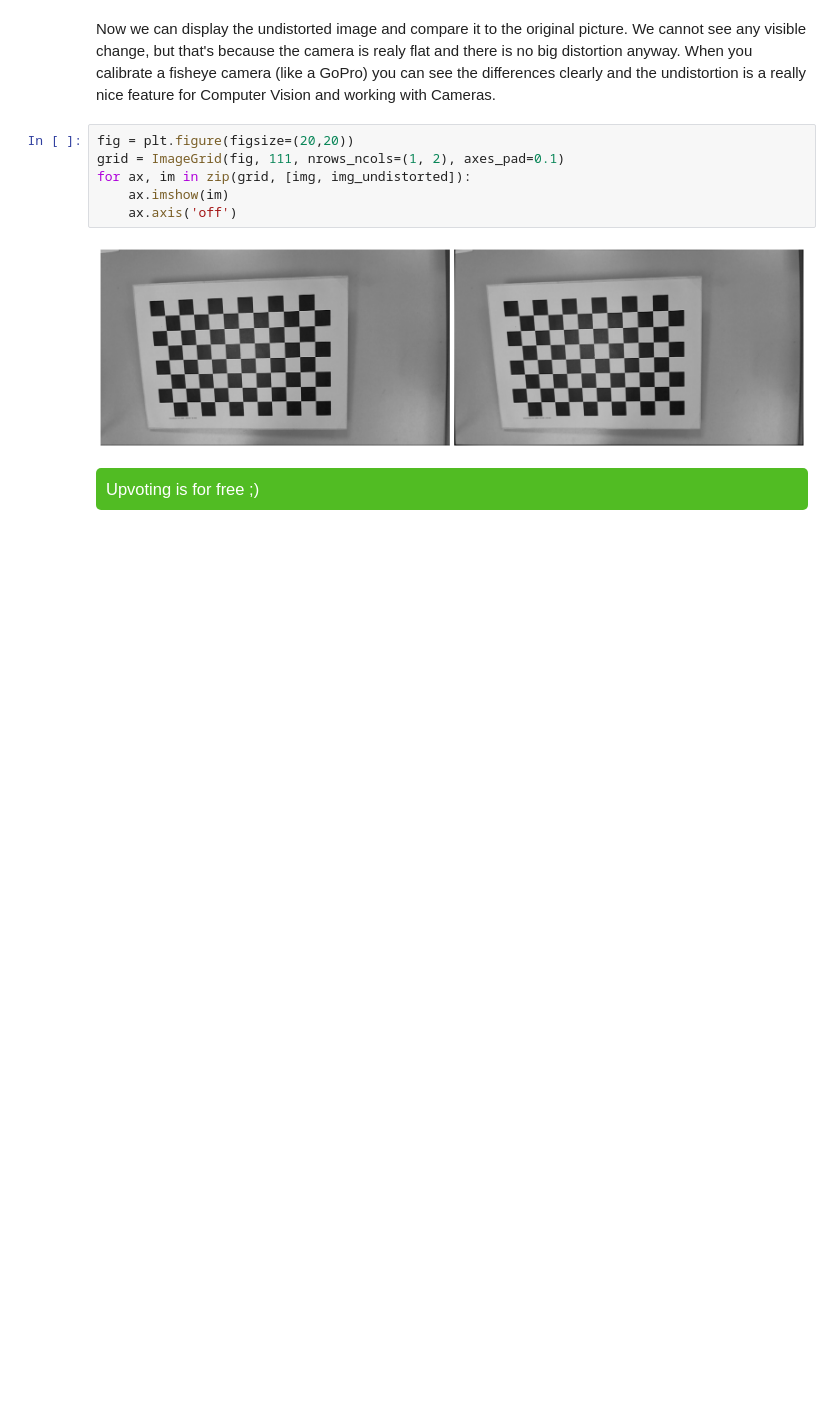
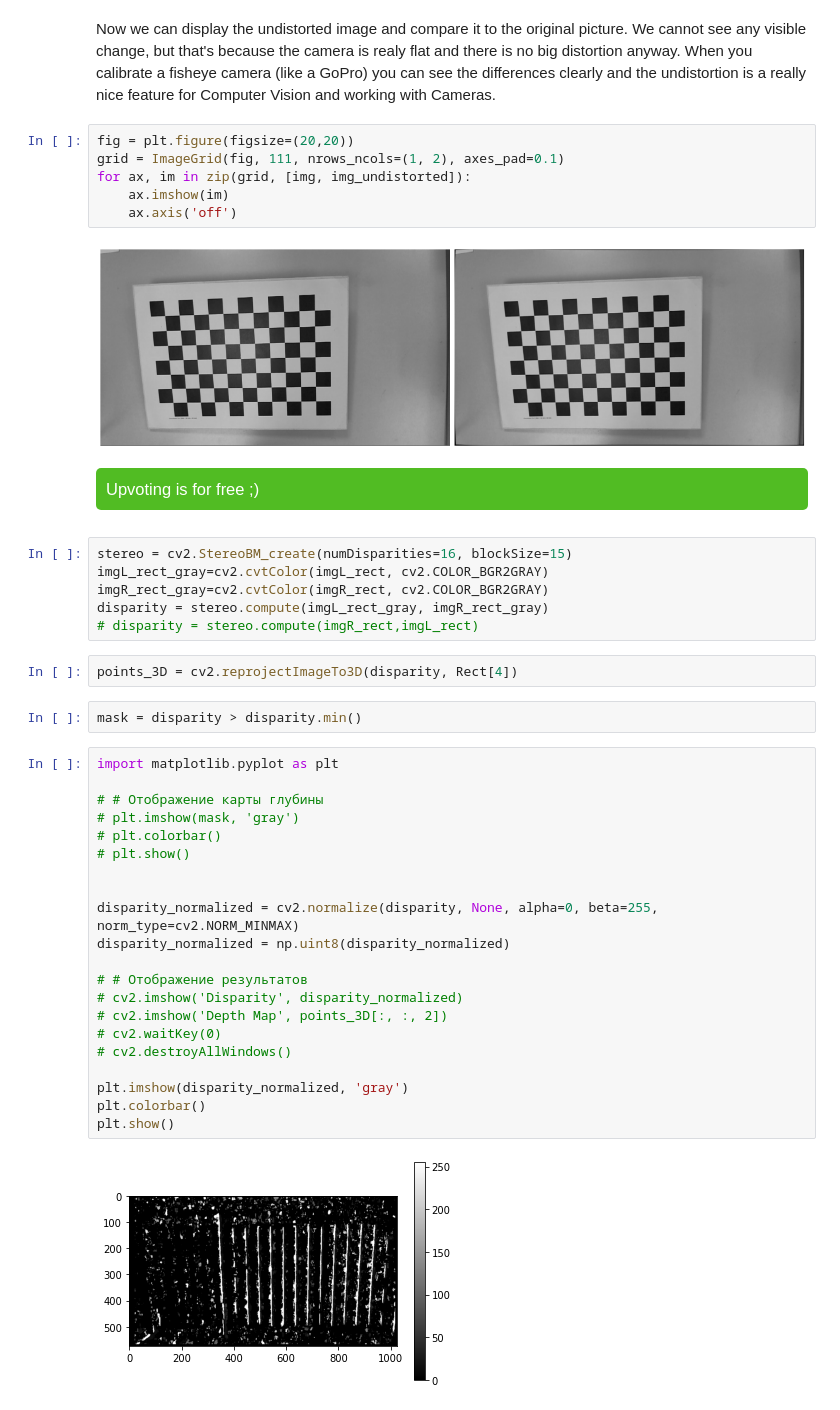
Before and after one commit to ankkarp/northGeom3d, a Jupyter notebook: notebooks/how-to-work-with-a-calibrated-stereo-camera.ipynb, the cells around one changed output. Drawn from its saved outputs; the diff is of its cells as text; blank space fills up the shorter version.

Commit message:
add: work with stereocam

```diff
--- a/notebooks/how-to-work-with-a-calibrated-stereo-camera.ipynb
+++ b/notebooks/how-to-work-with-a-calibrated-stereo-camera.ipynb
@@ -111,3 +111,36 @@ for ax, im in zip(grid, [img, img_undistorted]):
             Upvoting is for free ;)
         </p>
     </div>
+# %%
+stereo = cv2.StereoBM_create(numDisparities=16, blockSize=15)
+imgL_rect_gray=cv2.cvtColor(imgL_rect, cv2.COLOR_BGR2GRAY)
+imgR_rect_gray=cv2.cvtColor(imgR_rect, cv2.COLOR_BGR2GRAY)
+disparity = stereo.compute(imgL_rect_gray, imgR_rect_gray)
+# disparity = stereo.compute(imgR_rect,imgL_rect)
+# %%
+points_3D = cv2.reprojectImageTo3D(disparity, Rect[4])
+# %%
+mask = disparity > disparity.min()
+# %%
+import matplotlib.pyplot as plt
+
+# # Отображение карты глубины
+# plt.imshow(mask, 'gray')
+# plt.colorbar()
+# plt.show()
+
+
+disparity_normalized = cv2.normalize(disparity, None, alpha=0, beta=255, norm_type=cv2.NORM_MINMAX)
+disparity_normalized = np.uint8(disparity_normalized)
+
+# # Отображение результатов
+# cv2.imshow('Disparity', disparity_normalized)
+# cv2.imshow('Depth Map', points_3D[:, :, 2])
+# cv2.waitKey(0)
+# cv2.destroyAllWindows()
+
+plt.imshow(disparity_normalized, 'gray')
+plt.colorbar()
+plt.show()
+# %% [output]
+[figure, added]
```
Also changed, not shown: parts of 2 cells of this notebook, 4 other files.
